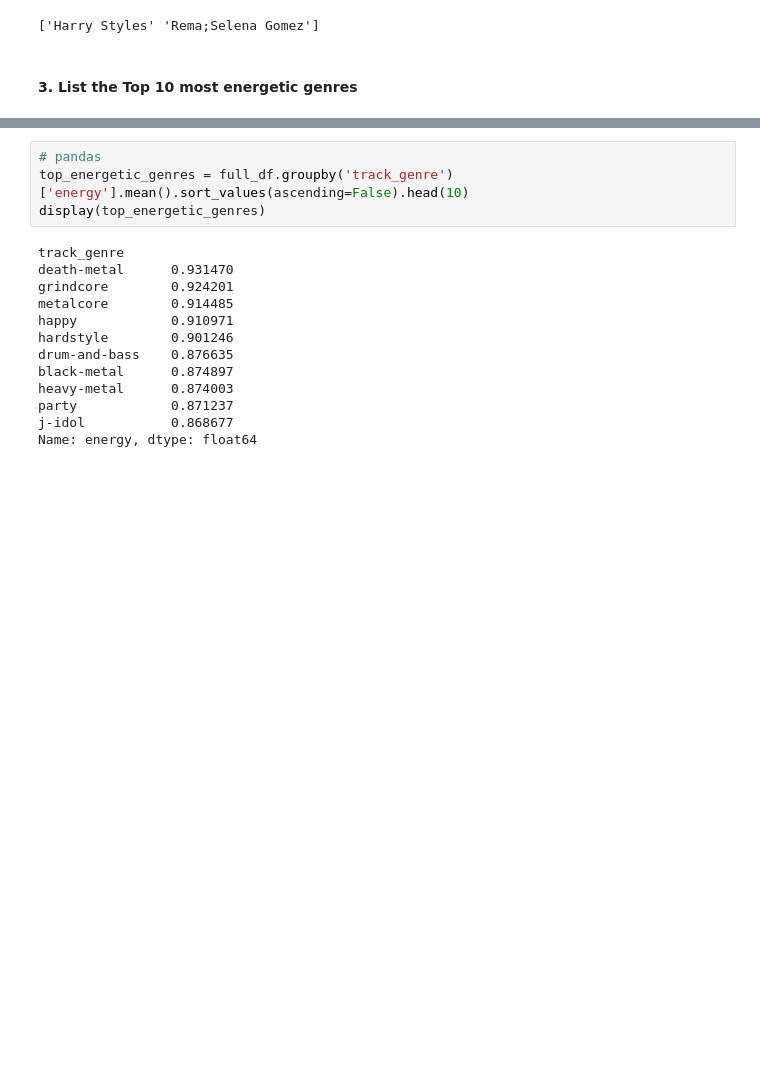
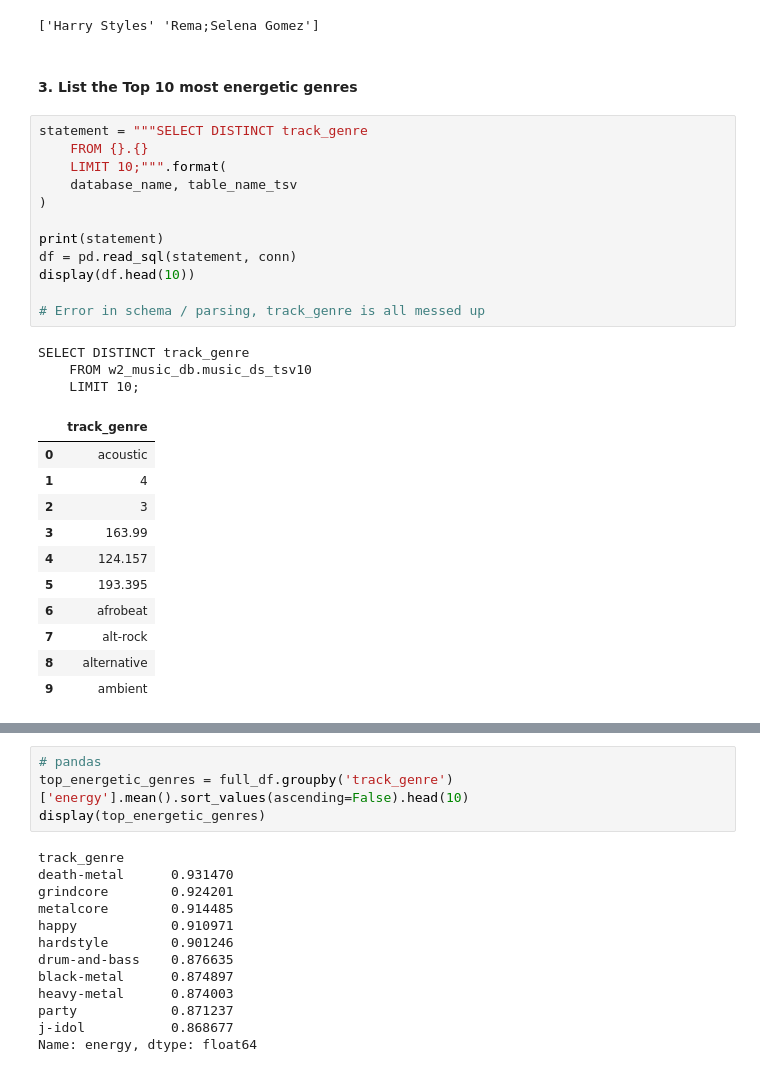
Before and after one commit to samancha/aws-mlops, a Jupyter notebook: s3-sgmkr-athena-queries/SteveAmancha_Assignment2.1.ipynb, the cells around one changed output, grey strips where cells are left out. Saved outputs shown, nothing was run; the diff lists cells and outputs as text; blank space fills up the shorter version.

```diff
--- a/s3-sgmkr-athena-queries/SteveAmancha_Assignment2.1.ipynb
+++ b/s3-sgmkr-athena-queries/SteveAmancha_Assignment2.1.ipynb
@@ -225,4 +237,31 @@ print(artists_avg_popularity_list)
 ['Harry Styles' 'Rema;Selena Gomez']
 # %% [markdown]
 #### 3. List the Top 10 most energetic genres
+# %%
+statement = """SELECT DISTINCT track_genre
+    FROM {}.{}
+    LIMIT 10;""".format(
+    database_name, table_name_tsv
+)
+
+print(statement)
+df = pd.read_sql(statement, conn)
+display(df.head(10))
+
+# Error in schema / parsing, track_genre is all messed up
+# %% [output]
+SELECT DISTINCT track_genre
+    FROM w2_music_db.music_ds_tsv10
+    LIMIT 10;
+|  | track_genre |
+| 0 | acoustic |
+| 1 | 4 |
+| 2 | 3 |
+| 3 | 163.99 |
+| 4 | 124.157 |
+| 5 | 193.395 |
+| 6 | afrobeat |
+| 7 | alt-rock |
+| 8 | alternative |
+| 9 | ambient |
 # %%
```
Also changed, not shown: parts of 24 cells of this notebook, 1 other file.
